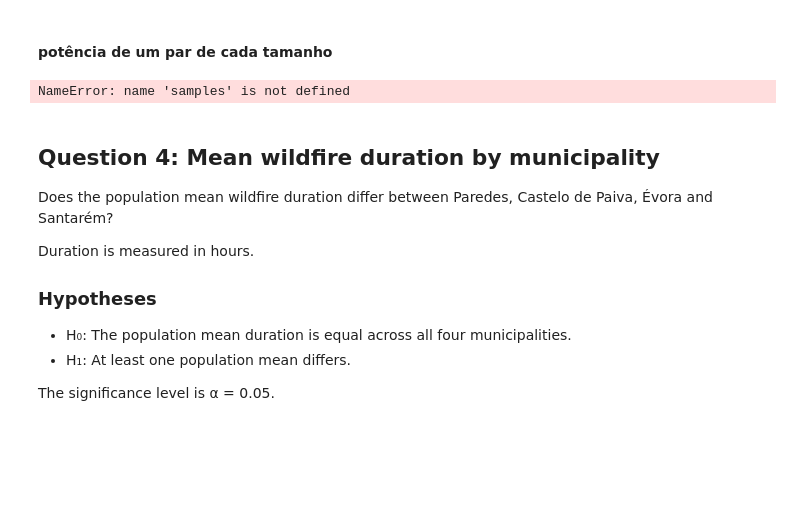
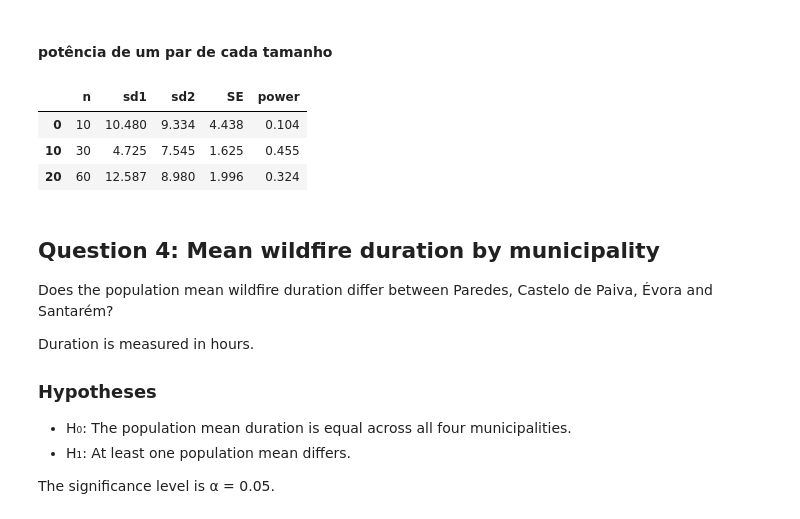
Before and after one commit to KevinSalgado/Statistics_Project, a Jupyter notebook: Data_Preparation_and_Visualization.ipynb, the cells around one changed output. Drawn from its saved outputs; the diff is of its cells as text; code cells hidden in the pictures; blank space fills up the shorter version.

Commit message:
Revert "Add FCED exam reference templates and fix power calculations"

```diff
--- a/Data_Preparation_and_Visualization.ipynb
+++ b/Data_Preparation_and_Visualization.ipynb
@@ -3256,70 +2764,38 @@ Interpretation: If the true difference between population means is -3, the test
 # %% [markdown]
 #### potência de um par de cada tamanho
 # %%
+from scipy.stats import norm
 import numpy as np
-from scipy.stats import norm
 
-# REUSABLE TEMPLATE — POWER FOR ONE PAIR OF EACH SAMPLE SIZE
-# Normal approximation — two independent means
-#
-# Uses one pair of samples per sample size from the `samples` DataFrame.
-# Power = P(reject H0 | true difference = delta) = 1 - beta
+# POWER FOR ONE PAIR OF EACH SAMPLE SIZE (question 2a, generated samples)
+# Uses the sd1, sd2 and n of one pair of each size from the table `samples`
+# (cell 1), and the same formula as cell 2.
 
 # CHANGE THESE FOR A NEW QUESTION
-delta = -3                  # True difference: mu1 - mu2
+delta = -3                   # true difference mu1 - mu2 given in the question
 alpha = 0.05
-alternative = "two-sided"   # "greater", "less", "two-sided"
-pair_used = 1               # Select one pair for each sample size
+alternative = "two-sided"    # same as in the test
+pair_used = 1                # which pair of each size to use
 
 # KEEP THE CODE BELOW THE SAME
+one_pair = samples[samples["pair"] == pair_used][["n", "sd1", "sd2"]].copy()
+one_pair["SE"] = np.sqrt(one_pair["sd1"] ** 2 / one_pair["n"]
+                         + one_pair["sd2"] ** 2 / one_pair["n"])
 
-# Select one pair for each sample size
-one_pair = samples[samples["pair"] == pair_used][
-    ["n", "sd1", "sd2"]
-].copy()
+if alternative == "two-sided":
+    z_crit = norm.ppf(1 - alpha / 2)
+    one_pair["power"] = (norm.cdf(delta / one_pair["SE"] - z_crit)
+                         + norm.cdf(-delta / one_pair["SE"] - z_crit))
+else:
+    z_crit = norm.ppf(1 - alpha)
+    one_pair["power"] = norm.cdf(abs(delta) / one_pair["SE"] - z_crit)
 
-# Standard error
-one_pair["SE"] = np.sqrt(
-    one_pair["sd1"]**2 / one_pair["n"]
-    + one_pair["sd2"]**2 / one_pair["n"]
-)
-
-# True difference expressed in standard errors
-effect = delta / one_pair["SE"]
-
-# Calculate power
-if alternative == "greater":
-    z_crit = norm.ppf(1 - alpha)
-    one_pair["power"] = norm.sf(z_crit - effect)
-
-elif alternative == "less":
-    z_crit = norm.ppf(alpha)
-    one_pair["power"] = norm.cdf(z_crit - effect)
-
-elif alternative == "two-sided":
-    z_crit = norm.ppf(1 - alpha / 2)
-    one_pair["power"] = (
-        norm.cdf(-z_crit - effect)
-        + norm.sf(z_crit - effect)
-    )
-
-else:
-    raise ValueError("Invalid alternative.")
-
-# Results
-one_pair["power (%)"] = 100 * one_pair["power"]
-
-display(one_pair.round(4))
-
-# Interpretation for each sample size
-for _, row in one_pair.iterrows():
-    print(
-        f"For n = {int(row['n'])} per group, if the true difference "
-        f"is {delta}, the test has a {row['power']:.1%} probability "
-        f"of rejecting H0 at the {alpha:.0%} significance level."
-    )
+display(one_pair.round(3))
 # %% [output]
-NameError: name 'samples' is not defined
+|  | n | sd1 | sd2 | SE | power |
+| 0 | 10 | 10.480 | 9.334 | 4.438 | 0.104 |
+| 10 | 30 | 4.725 | 7.545 | 1.625 | 0.455 |
+| 20 | 60 | 12.587 | 8.980 | 1.996 | 0.324 |
 # %% [markdown]
 ## Question 4: Mean wildfire duration by municipality
 
```
Also changed, not shown: parts of 9 cells of this notebook.
